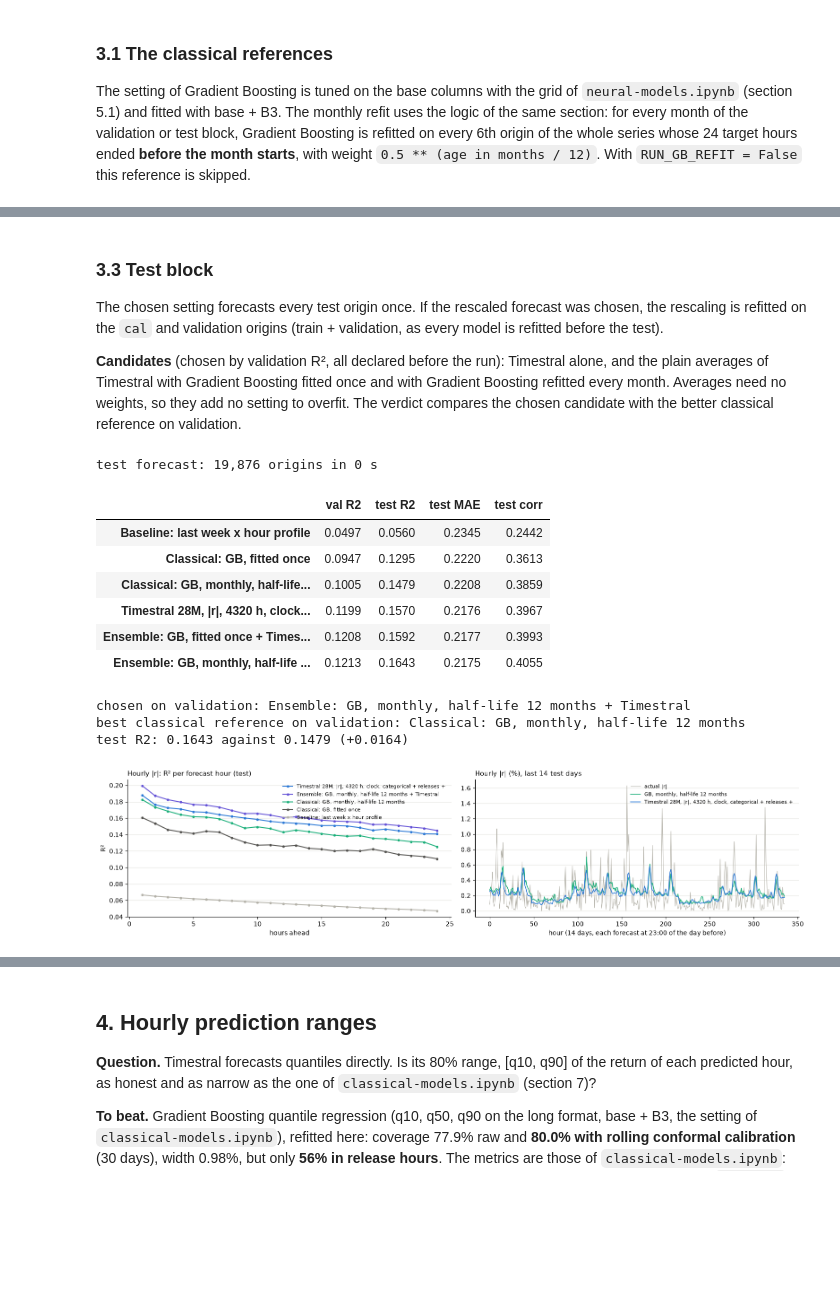
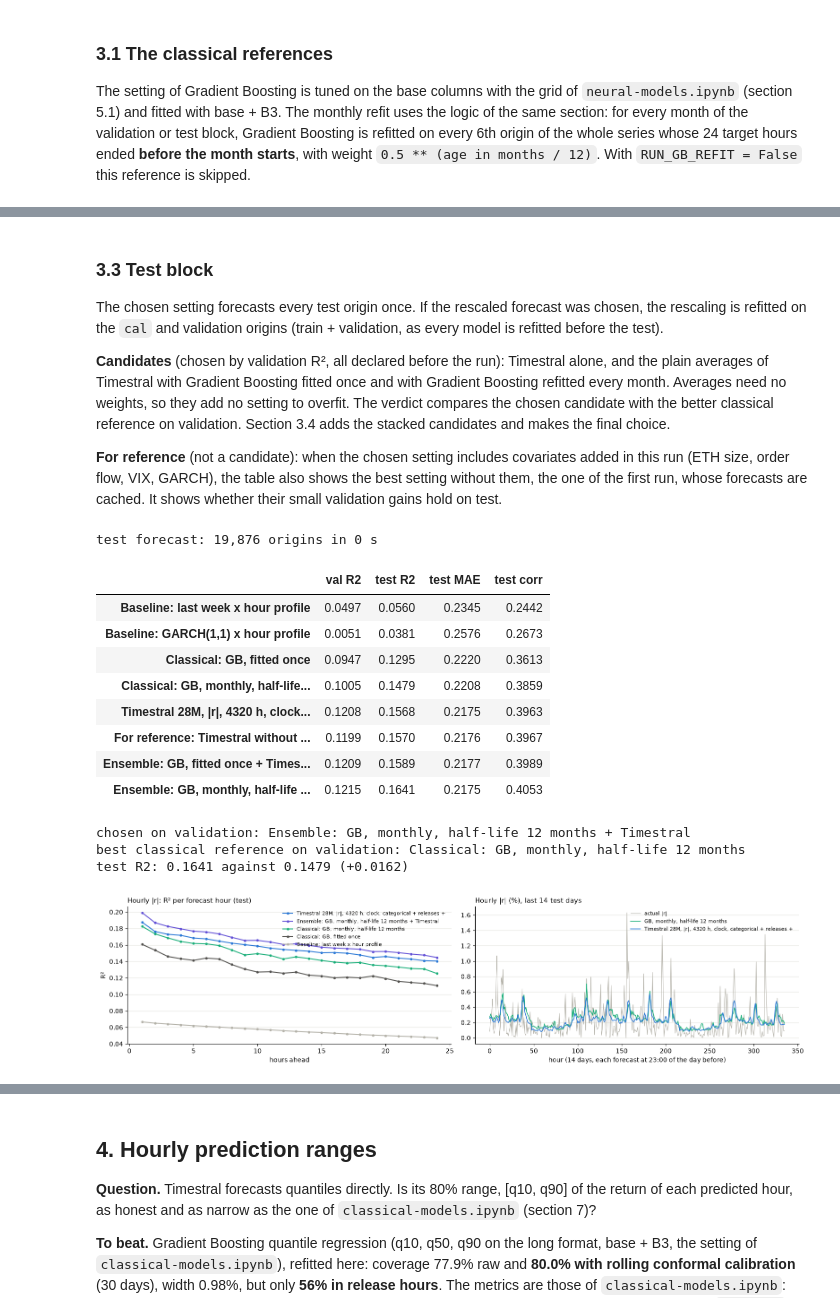
Before and after one commit to Descalabreitor/IAI600-final-project, a Jupyter notebook: timestral-zero-shot.ipynb, the cells around one changed output, grey strips where cells are left out. Saved outputs shown, nothing was run; the diff lists cells and outputs as text; code cells hidden in the pictures; blank space fills up the shorter version.

```diff
--- a/timestral-zero-shot.ipynb
+++ b/timestral-zero-shot.ipynb
@@ -390,25 +580,31 @@ make_abs_gb = lambda **p: HistGradientBoostingRegressor(early_stopping=False, ma
 t0 = time.time()
 grid = [{"learning_rate": lr, "max_depth": d} for lr in (0.05, 0.1) for d in (2, 3, 6)]
 X_tr_b, X_va_b = Xl("train", BASE), Xl("val", BASE)
-gb_rows = [{**p, "val R2": U.r2(ya["val"], make_abs_gb(**p).fit(X_tr_b, ya["train"]).predict(X_va_b))} for p in grid]
+gb_rows = [{**p, "val R2": U.r2(ya["val"], fit_cached(f"|r| GB {p}, base, train", lambda p=p: make_abs_gb(**p), X_tr_b, ya["train"])
+                                .predict(X_va_b))} for p in grid]
 del X_tr_b, X_va_b
 gb_tab = pd.DataFrame(gb_rows).sort_values("val R2", ascending=False)
 p_abs_gb = {"learning_rate": float(gb_tab.iloc[0]["learning_rate"]), "max_depth": int(gb_tab.iloc[0]["max_depth"])}
 display(gb_tab.round(4))
 
 GB_ABS, GB_REFIT, RULE = "Classical: GB, fitted once", "Classical: GB, monthly, half-life 12 months", "Baseline: last week x hour profile"
-abs_val = {RULE: rule_abs("val"), GB_ABS: make_abs_gb(**p_abs_gb).fit(XA["train"], ya["train"]).predict(XA["val"])}
-gb_once = make_abs_gb(**p_abs_gb).fit(XA["tv"], ya["tv"])         # kept for the export (section 3.6)
-abs_test = {RULE: rule_abs("test"), GB_ABS: gb_once.predict(XA["test"])}
+make_best = lambda: make_abs_gb(**p_abs_gb)
+gb_train = fit_cached(f"{GB_ABS}, train", make_best, XA["train"], ya["train"])
+gb_once = fit_cached(f"{GB_ABS}, train + validation", make_best, XA["tv"], ya["tv"], legacy=earlier(GB_ABS))   # export (3.7)
+abs_val = {RULE: rule_abs("val"), GARCH_NAME: garch_abs("val"), GB_ABS: gb_train.predict(XA["val"])}
+abs_test = {RULE: rule_abs("test"), GARCH_NAME: garch_abs("test"), GB_ABS: gb_once.predict(XA["test"])}
 
 if RUN_GB_REFIT:
     pool = np.arange(len(origins))[::STRIDE]                         # every 6th origin of the whole series
     P["pool"], Y["pool"], D["pool"] = pos_all[pool], y_all[pool], origins[pool]
     X_pool, y_pool = Xl("pool", BASE, H_BASE + B3), yl("pool")
+    XA["pool"] = X_pool
     pool_end, pool_origin = np.repeat(day_end[pool], 24), np.repeat(origins[pool], 24)
 
-    def refit_monthly(block, X_b, half_life=12):
+    def refit_monthly(block, X_b, half_life=12, Xp=None):
         # Every month of the block: Gradient Boosting fitted on the pool rows whose targets are known before the month
+        # (Xp: the pool rows with the same columns as X_b; X_pool by default)
+        Xp = X_pool if Xp is None else Xp
         org = np.repeat(D[block], 24)
         pred = np.empty(len(X_b))
         for m in pd.period_range(D[block][0], D[block][-1], freq="M"):
@@ -416,7 +612,8 @@ if RUN_GB_REFIT:
             fit = pool_end < start
             w = 0.5 ** ((start - pool_origin[fit]) / pd.Timedelta(days=30.44) / half_life)
             rows_m = (org >= start) & (org < (m + 1).start_time)
-            pred[rows_m] = make_abs_gb(**p_abs_gb).fit(X_pool[fit], y_pool[fit], sample_weight=w).predict(X_b[rows_m])
+            name = f"{GB_REFIT}, {Xp.shape[1]} columns, fitted for {m}"
+            pred[rows_m] = fit_cached(name, make_best, Xp[fit], y_pool[fit], np.asarray(w, float)).predict(X_b[rows_m])
         return pred
 
     for b, store in (("val", abs_val), ("test", abs_test)):
@@ -425,7 +622,7 @@ if RUN_GB_REFIT:
 
 REFS = [k for k in (GB_ABS, GB_REFIT) if k in abs_val]
 display(pd.DataFrame({k: {"val R2": U.r2(ya["val"], abs_val[k]), "test R2": U.r2(ya["test"], abs_test[k])}
-                      for k in [RULE] + REFS}).T.round(4))
+                      for k in [RULE, GARCH_NAME] + REFS}).T.round(4))
 print(f"setting {p_abs_gb}; neural-models.ipynb: GB fitted once 0.0947 / 0.1295, refitted monthly 0.1005 / 0.1479 "
       f"(validation / test) ({time.time() - t0:.0f} s)")
 # %% [output]
@@ -550,7 +758,9 @@ chosen on validation: Timestral 28M, |r|, 4320 h, clock, categorical + releases
 
 The chosen setting forecasts every test origin once. If the rescaled forecast was chosen, the rescaling is refitted on the `cal` and validation origins (train + validation, as every model is refitted before the test).
 
-**Candidates** (chosen by validation R², all declared before the run): Timestral alone, and the plain averages of Timestral with Gradient Boosting fitted once and with Gradient Boosting refitted every month. Averages need no weights, so they add no setting to overfit. The verdict compares the chosen candidate with the better classical reference on validation.
+**Candidates** (chosen by validation R², all declared before the run): Timestral alone, and the plain averages of Timestral with Gradient Boosting fitted once and with Gradient Boosting refitted every month. Averages need no weights, so they add no setting to overfit. The verdict compares the chosen candidate with the better classical reference on validation. Section 3.4 adds the stacked candidates and makes the final choice.
+
+**For reference** (not a candidate): when the chosen setting includes covariates added in this run (ETH size, order flow, VIX, GARCH), the table also shows the best setting without them, the one of the first run, whose forecasts are cached. It shows whether their small validation gains hold on test.
 # %%
 t0 = time.time()
 q_test = timestral_quantiles(P["test"], TS["series"], TS["ctx"], TS["covs"], TS["repo"])
@@ -563,6 +773,14 @@ if TS_RESCALE:
 else:
     abs_val[TS_NAME], abs_test[TS_NAME] = TS["e"]["val"], e_test
 print(f"test forecast: {len(P['test']):,} origins in {time.time() - t0:.0f} s")
+
+# for reference only, not a candidate: the best setting with the covariates of the first run (cached forecasts)
+OLD_COVS = ("clock, categorical", "clock, numeric", "releases", "range, volume")
+ts_old = run_variant(TS["series"], TS["ctx"], tuple(g for g in TS["covs"] if g in OLD_COVS), TS["repo"])
+TS_OLD = "For reference: Timestral without the new covariates"
+if ts_old is not TS:
+    abs_val[TS_OLD] = ts_old["e"]["val"]
+    abs_test[TS_OLD] = expected_abs(timestral_quantiles(P["test"], ts_old["series"], ts_old["ctx"], ts_old["covs"], ts_old["repo"])).reshape(-1)
 
 ENS = {f"Ensemble: {r.split(': ')[1]} + Timestral": [r, TS_NAME] for r in REFS}
 for e, members in ENS.items():
@@ -584,39 +802,41 @@ print(f"test R2: {abs_tab.loc[TS_CHOSEN, 'test R2']:.4f} against {abs_tab.loc[RE
 
 fig, ax = plt.subplots(1, 2, figsize=(16, 4))
 ac = ya["test"].reshape(-1, 24)
 lines = [(TS_NAME, BLUE)] + [(k, c) for k, c in [(GB_REFIT, AQUA), (GB_ABS, INK)] if k in abs_test] + [(RULE, GREY)]
 if TS_CHOSEN != TS_NAME:
     lines.insert(1, (TS_CHOSEN, PURPLE))
 for k, c in lines:
     pr = abs_test[k].reshape(-1, 24)
     ax[0].plot(range(1, 25), [U.r2(ac[:, j], pr[:, j]) for j in range(24)], "o-", ms=3, color=c, label=k[:60])
 ax[0].set_xlabel("hours ahead")
 ax[0].set_ylabel("R²")
 ax[0].legend(frameon=False, fontsize=8)
 tidy(ax[0], "Hourly |r|: R² per forecast hour (test)")
 seg = test_days[-14:]                                                # last 14 days, one origin per day
 ax[1].plot(np.abs(Y["test"][seg]).reshape(-1), lw=0.8, color=GREY, label="actual |r|")
 ax[1].plot(abs_test[REF_BEST].reshape(-1, 24)[seg].reshape(-1), lw=1.2, color=AQUA, label=REF_BEST[11:])
 ax[1].plot(abs_test[TS_NAME].reshape(-1, 24)[seg].reshape(-1), lw=1.2, color=BLUE, label=TS_NAME[:60])
 ax[1].set_xlabel("hour (14 days, each forecast at 23:00 of the day before)")
 ax[1].legend(frameon=False, fontsize=8)
 tidy(ax[1], "Hourly |r| (%), last 14 test days")
 plt.tight_layout()
 plt.show()
 
 SUMMARY.append({"question": "size of each of the next 24 hours (|r|)", "Timestral (chosen without the test)": TS_CHOSEN,
                 "test result": f"R2 {abs_tab.loc[TS_CHOSEN, 'test R2']:.3f} (Timestral alone {abs_tab.loc[TS_NAME, 'test R2']:.3f})",
                 "classical reference (refitted here)": "; ".join(f"{k[11:]}: R2 {abs_tab.loc[k, 'test R2']:.3f}" for k in REFS)})
 # %% [output]
 test forecast: 19,876 origins in 0 s
 |  | val R2 | test R2 | test MAE | test corr |
 | Baseline: last week x hour profile | 0.0497 | 0.0560 | 0.2345 | 0.2442 |
+| Baseline: GARCH(1,1) x hour profile | 0.0051 | 0.0381 | 0.2576 | 0.2673 |
 | Classical: GB, fitted once | 0.0947 | 0.1295 | 0.2220 | 0.3613 |
 | Classical: GB, monthly, half-life... | 0.1005 | 0.1479 | 0.2208 | 0.3859 |
-| Timestral 28M, |r|, 4320 h, clock... | 0.1199 | 0.1570 | 0.2176 | 0.3967 |
-| Ensemble: GB, fitted once + Times... | 0.1208 | 0.1592 | 0.2177 | 0.3993 |
-| Ensemble: GB, monthly, half-life ... | 0.1213 | 0.1643 | 0.2175 | 0.4055 |
+| Timestral 28M, |r|, 4320 h, clock... | 0.1208 | 0.1568 | 0.2175 | 0.3963 |
+| For reference: Timestral without ... | 0.1199 | 0.1570 | 0.2176 | 0.3967 |
+| Ensemble: GB, fitted once + Times... | 0.1209 | 0.1589 | 0.2177 | 0.3989 |
+| Ensemble: GB, monthly, half-life ... | 0.1215 | 0.1641 | 0.2175 | 0.4053 |
 chosen on validation: Ensemble: GB, monthly, half-life 12 months + Timestral
 best classical reference on validation: Classical: GB, monthly, half-life 12 months
-test R2: 0.1643 against 0.1479 (+0.0164)
+test R2: 0.1641 against 0.1479 (+0.0162)
 [figure]
```
Also changed, not shown: parts of 24 cells of this notebook, 2 other files.
